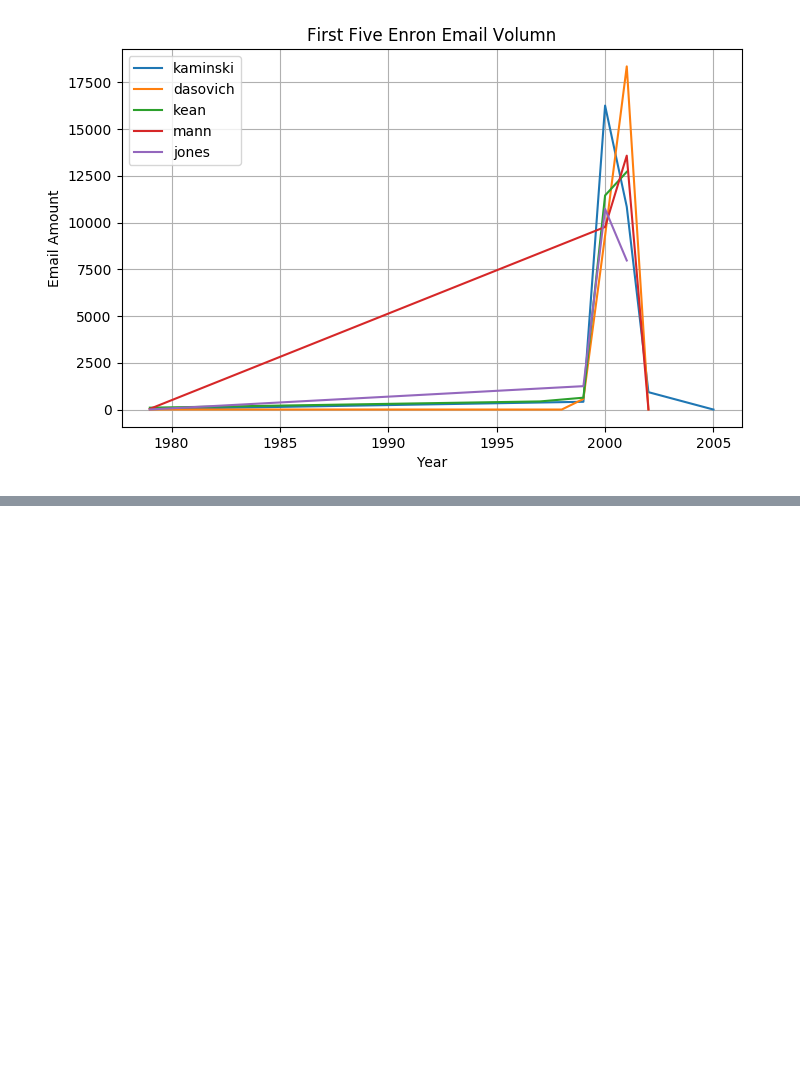
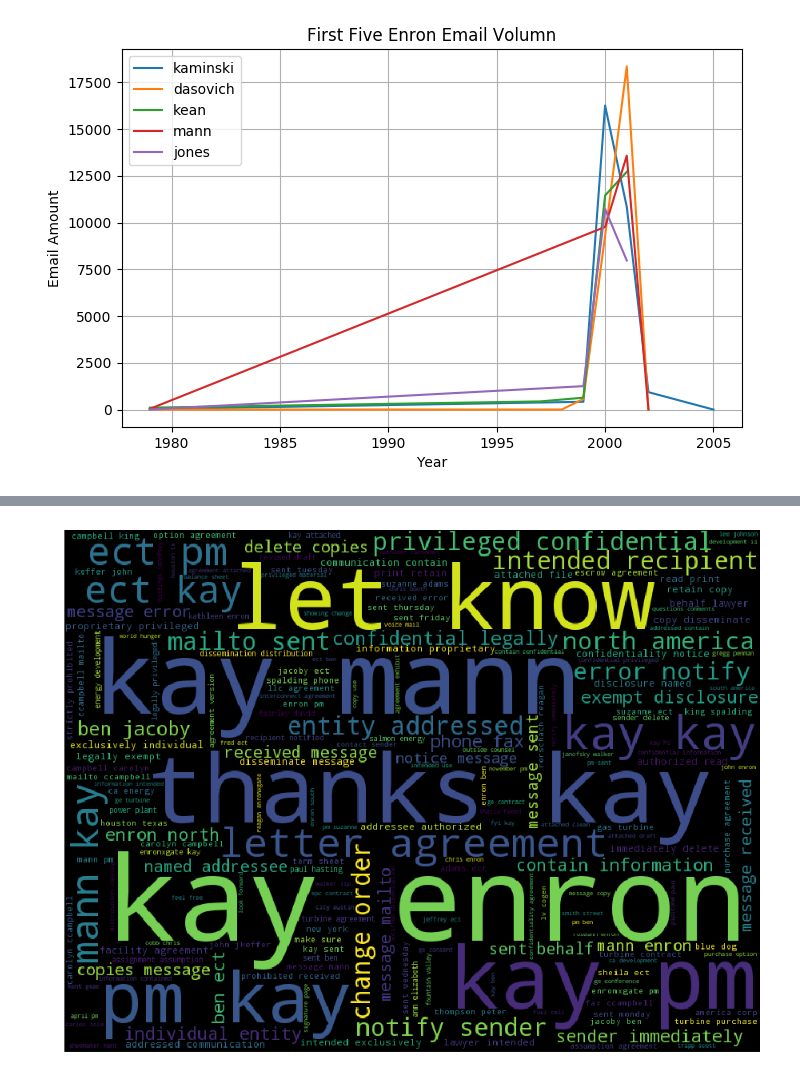
Before and after one commit to fangninghe/brahmbhatt_spandan_spring17, a Jupyter notebook: midterm/que[1-2]/Question1.ipynb, the cells around one changed output, grey strips where cells are left out. Saved outputs shown, nothing was run; the diff lists cells and outputs as text; code cells hidden in the pictures; blank space fills up the shorter version.

```diff
--- a/midterm/que[1-2]/Question1.ipynb
+++ b/midterm/que[1-2]/Question1.ipynb
@@ -132,0 +209,10 @@ plt.show()
+# %%
+mann_mail_content_list = get_popular_year_mail(path+'mann-k')   # get mann`s tip words
+# %%
+mann_clean_list = clean_mail_list(mann_mail_content_list)
+# %%
+mann_str = ' '.join(word for word in mann_clean_list)
+# %%
+word_cloud_grapt(mann_str)
+# %% [output]
+[figure, added]
```
Also changed, not shown: parts of 33 cells of this notebook, 10 other files.
